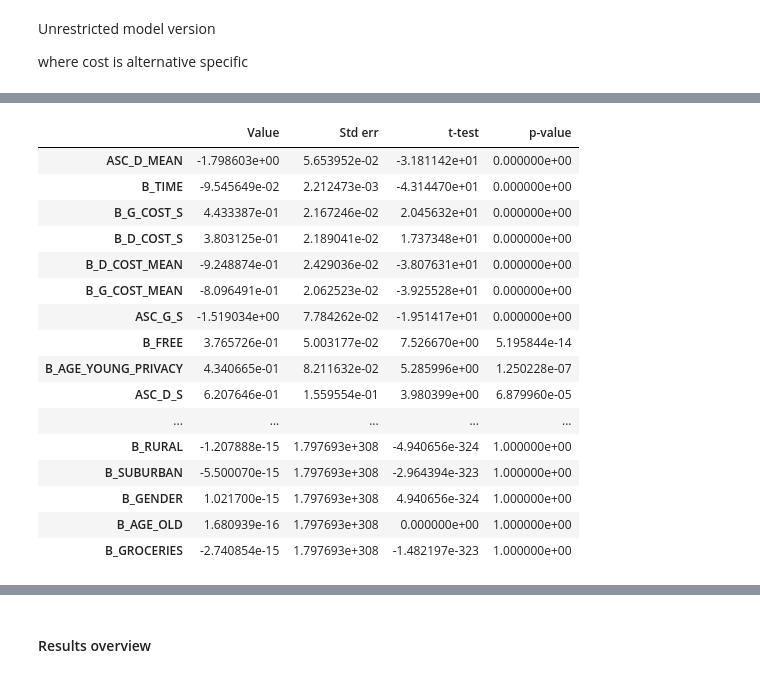
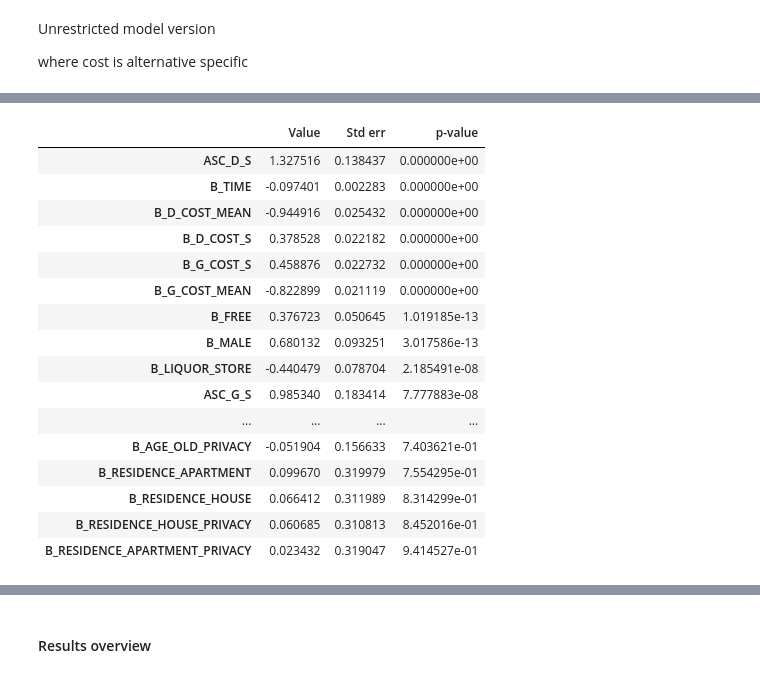
Before and after one commit to aberke/drones-consumer-privacy, a Jupyter notebook: data-analysis/survey-sample-experimental-models-combined-v0-v2-v3.ipynb, the cells around one changed output, grey strips where cells are left out. Cells and saved outputs as stored; diff of their text form; code cells hidden in the pictures.

Commit message:
updated vendor model notebooks
- one model per notebook and a combined model
- fixed how dummy variables are handled
- models in progress

```diff
--- a/data-analysis/survey-sample-experimental-models-combined-v0-v2-v3.ipynb
+++ b/data-analysis/survey-sample-experimental-models-combined-v0-v2-v3.ipynb
@@ -269,5 +34,0 @@ choices_df.head(3)
-# %%
-# add in extra for evaluating trade-offs
-choices_df['d_time - g_time'] = choices_df['d_time'] - choices_df['g_time']
-choices_df['d_cost - g_cost'] = choices_df['d_cost'] - choices_df['g_cost']
-choices_df.head(3)
@@ -370,11 +132,3 @@ from biogeme.expressions import (
 )
 # %%
 v = vs
-# %%
-# Biogeme can only work with respondent IDs as integers
-# map respondent IDs to integers as the index where they appear
-ids_map = {rid: i for i, rid in enumerate(sample_df['ResponseId'])}
-choices_df['ID'] = choices_df['ResponseId'].map(ids_map)
-# Also Biogeme requires the IDs to be sorted.
-choices_df.sort_values(by='ID', inplace=True)
-# ids_map
@@ -392,8 +162,8 @@ model_choice_cols = [
     # dummy code vendor type
     'takeout_food', 'liquor_store', 'groceries',
 
-    'gender',     # 1=male; -1=female; 0=otherwise
     # dummy coded (0/1)
+    'male',       # 1=male; 0=otherwise
     'age_young',
     'age_old',
     'residence_house',
@@ -831,7 +594,7 @@ ASC_G_MEAN = Beta('ASC_G_MEAN', 0, None, None, 1) # fixed to 0 as reference
 ASC_G_S = Beta('ASC_G_S', 1, None, None, 0)
 ASC_G = ASC_G_MEAN + ASC_G_S * bioDraws('ASC_G', 'NORMAL_ANTI')
 
-ASC_D_MEAN = Beta('ASC_D_MEAN', -2, None, None, 0) # starting value based on other models
+ASC_D_MEAN = Beta('ASC_D_MEAN', -1.6, None, None, 0) # starting value based on other models
 ASC_D_S = Beta('ASC_D_S', 1, None, None, 0)
 ASC_D = ASC_D_MEAN + ASC_D_S * bioDraws('ASC_D', 'NORMAL_ANTI')
 
@@ -855,8 +618,8 @@ B_LIQUOR_STORE_PRIVACY = Beta('B_LIQUOR_STORE_PRIVACY', 0, None, None, 0)
 B_GROCERIES_PRIVACY = Beta('B_GROCERIES_PRIVACY', 0, None, None, 0)
 
 # demographic variables
-B_GENDER = Beta('B_GENDER', 0, None, None, 0)
-B_GENDER_PRIVACY = Beta('B_GENDER_PRIVACY', 0, None, None, 0)
+B_MALE = Beta('B_MALE', 0, None, None, 0)
+B_MALE_PRIVACY = Beta('B_MALE_PRIVACY', 0, None, None, 0)
 
 B_AGE_YOUNG = Beta('B_AGE_YOUNG', 0, None, None, 0)
 B_AGE_OLD = Beta('B_AGE_OLD', 0, None, None, 0)
@@ -880,20 +643,13 @@ G_AV = 1
 D_AV = 1
 
 # Definition of the utility functions
-VG = ASC_G + B_G_COST*g_cost + B_FREE*g_free + B_TIME*g_time \
-    + B_TAKEOUT_FOOD*takeout_food \
-    + B_LIQUOR_STORE*liquor_store \
-    + B_GROCERIES*groceries \
-    + B_GENDER*gender \
-    + B_AGE_YOUNG*age_young + B_AGE_OLD*age_old \
-    + B_RESIDENCE_HOUSE*residence_house + B_RESIDENCE_APARTMENT*residence_apartment \
-    + B_URBAN*urban + B_SUBURBAN*suburban + B_RURAL*rural
+VG = ASC_G + B_G_COST*g_cost + B_FREE*g_free + B_TIME*g_time
 
 VD = ASC_D + B_D_COST*d_cost + B_FREE*d_free + B_TIME*d_time \
     + B_TAKEOUT_FOOD*takeout_food + B_TAKEOUT_FOOD_PRIVACY*takeout_food*d_privacy \
     + B_LIQUOR_STORE*liquor_store + B_LIQUOR_STORE_PRIVACY*liquor_store*d_privacy \
     + B_GROCERIES*groceries + B_GROCERIES_PRIVACY*groceries*d_privacy \
-    + B_GENDER*gender + B_GENDER_PRIVACY*gender*d_privacy \
+    + B_MALE*male + B_MALE_PRIVACY*male*d_privacy \
     + B_AGE_YOUNG*age_young + B_AGE_OLD*age_old \
     + B_AGE_YOUNG_PRIVACY*age_young*d_privacy + B_AGE_OLD_PRIVACY*age_old*d_privacy \
     + B_RESIDENCE_HOUSE*residence_house + B_RESIDENCE_HOUSE_PRIVACY*residence_house*d_privacy \
@@ -918,13 +674,13 @@ logprob = log(MonteCarlo(condprobIndiv))
 msg.bioMessage().setWarning() # .setGeneral() .setDetailed() << other options for messages
 
 # Create the Biogeme object
-draws=100
+draws=200
 biogeme = bio.BIOGEME(
     database,
     logprob,
     numberOfDraws=draws,
     userNotes=(
-        'Alternative specific estimation of RPLM.'
+        'Alternative specific estimation of RPLM with demographic variables.'
     )
 )
 biogeme.modelName = 'v%s_RPLM_demos_1'%v
@@ -956,20 +712,22 @@ adjusted likelihood ratio index: rho-bar-squared:=0.27640829619388707
 # %%
-rplm_demos_1_results.getEstimatedParameters().sort_values('p-value')[['Value', 'Std err', 't-test', 'p-value']]
+rplm_demos_1_results.getEstimatedParameters().sort_values('p-value')[
+    ['Value', 'Std err', 'p-value']
+]
 # %% [output]
-|  | Value | Std err | t-test | p-value |
-| ASC_D_MEAN | -1.798603e+00 | 5.653952e-02 | -3.181142e+01 | 0.000000e+00 |
-| B_TIME | -9.545649e-02 | 2.212473e-03 | -4.314470e+01 | 0.000000e+00 |
-| B_G_COST_S | 4.433387e-01 | 2.167246e-02 | 2.045632e+01 | 0.000000e+00 |
-| B_D_COST_S | 3.803125e-01 | 2.189041e-02 | 1.737348e+01 | 0.000000e+00 |
-| B_D_COST_MEAN | -9.248874e-01 | 2.429036e-02 | -3.807631e+01 | 0.000000e+00 |
-| B_G_COST_MEAN | -8.096491e-01 | 2.062523e-02 | -3.925528e+01 | 0.000000e+00 |
-| ASC_G_S | -1.519034e+00 | 7.784262e-02 | -1.951417e+01 | 0.000000e+00 |
-| B_FREE | 3.765726e-01 | 5.003177e-02 | 7.526670e+00 | 5.195844e-14 |
-| B_AGE_YOUNG_PRIVACY | 4.340665e-01 | 8.211632e-02 | 5.285996e+00 | 1.250228e-07 |
-| ASC_D_S | 6.207646e-01 | 1.559554e-01 | 3.980399e+00 | 6.879960e-05 |
-| ... | ... | ... | ... | ... |
-| B_RURAL | -1.207888e-15 | 1.797693e+308 | -4.940656e-324 | 1.000000e+00 |
-| B_SUBURBAN | -5.500070e-15 | 1.797693e+308 | -2.964394e-323 | 1.000000e+00 |
-| B_GENDER | 1.021700e-15 | 1.797693e+308 | 4.940656e-324 | 1.000000e+00 |
-| B_AGE_OLD | 1.680939e-16 | 1.797693e+308 | 0.000000e+00 | 1.000000e+00 |
-| B_GROCERIES | -2.740854e-15 | 1.797693e+308 | -1.482197e-323 | 1.000000e+00 |
+|  | Value | Std err | p-value |
+| ASC_D_S | 1.327516 | 0.138437 | 0.000000e+00 |
+| B_TIME | -0.097401 | 0.002283 | 0.000000e+00 |
+| B_D_COST_MEAN | -0.944916 | 0.025432 | 0.000000e+00 |
+| B_D_COST_S | 0.378528 | 0.022182 | 0.000000e+00 |
+| B_G_COST_S | 0.458876 | 0.022732 | 0.000000e+00 |
+| B_G_COST_MEAN | -0.822899 | 0.021119 | 0.000000e+00 |
+| B_FREE | 0.376723 | 0.050645 | 1.019185e-13 |
+| B_MALE | 0.680132 | 0.093251 | 3.017586e-13 |
+| B_LIQUOR_STORE | -0.440479 | 0.078704 | 2.185491e-08 |
+| ASC_G_S | 0.985340 | 0.183414 | 7.777883e-08 |
+| ... | ... | ... | ... |
+| B_AGE_OLD_PRIVACY | -0.051904 | 0.156633 | 7.403621e-01 |
+| B_RESIDENCE_APARTMENT | 0.099670 | 0.319979 | 7.554295e-01 |
+| B_RESIDENCE_HOUSE | 0.066412 | 0.311989 | 8.314299e-01 |
+| B_RESIDENCE_HOUSE_PRIVACY | 0.060685 | 0.310813 | 8.452016e-01 |
+| B_RESIDENCE_APARTMENT_PRIVACY | 0.023432 | 0.319047 | 9.414527e-01 |
```
Also changed, not shown: parts of 53 cells of this notebook, 6 other files.
